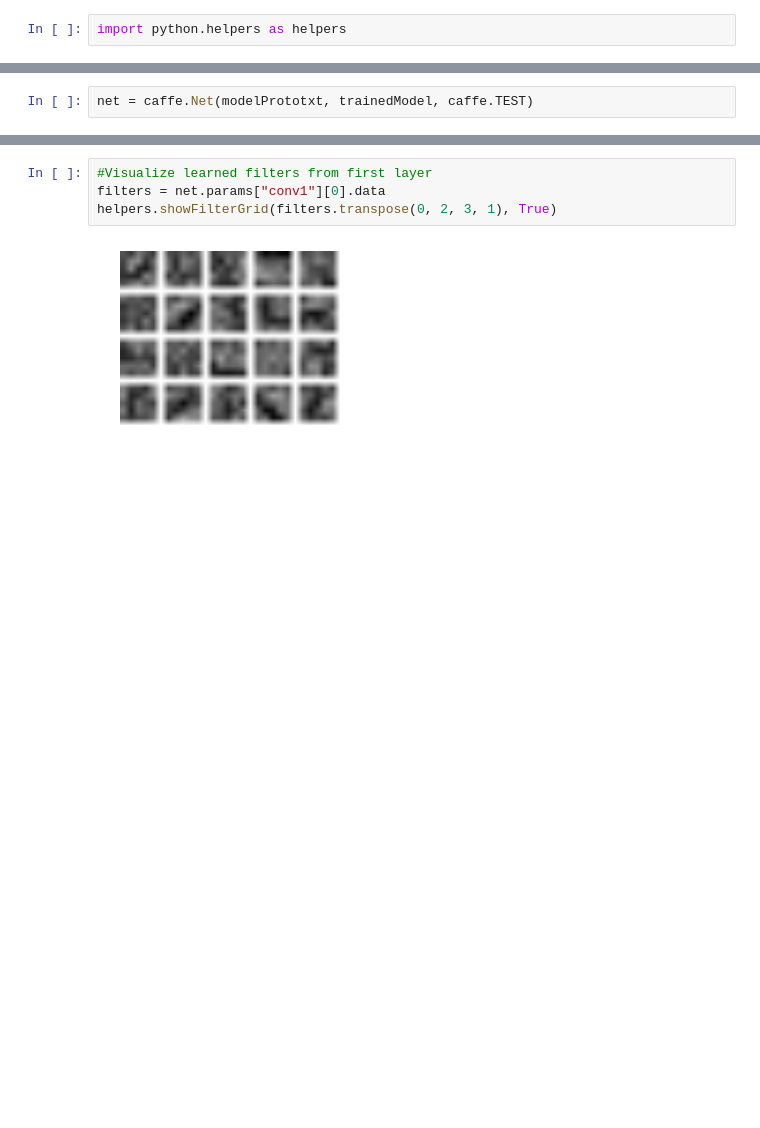
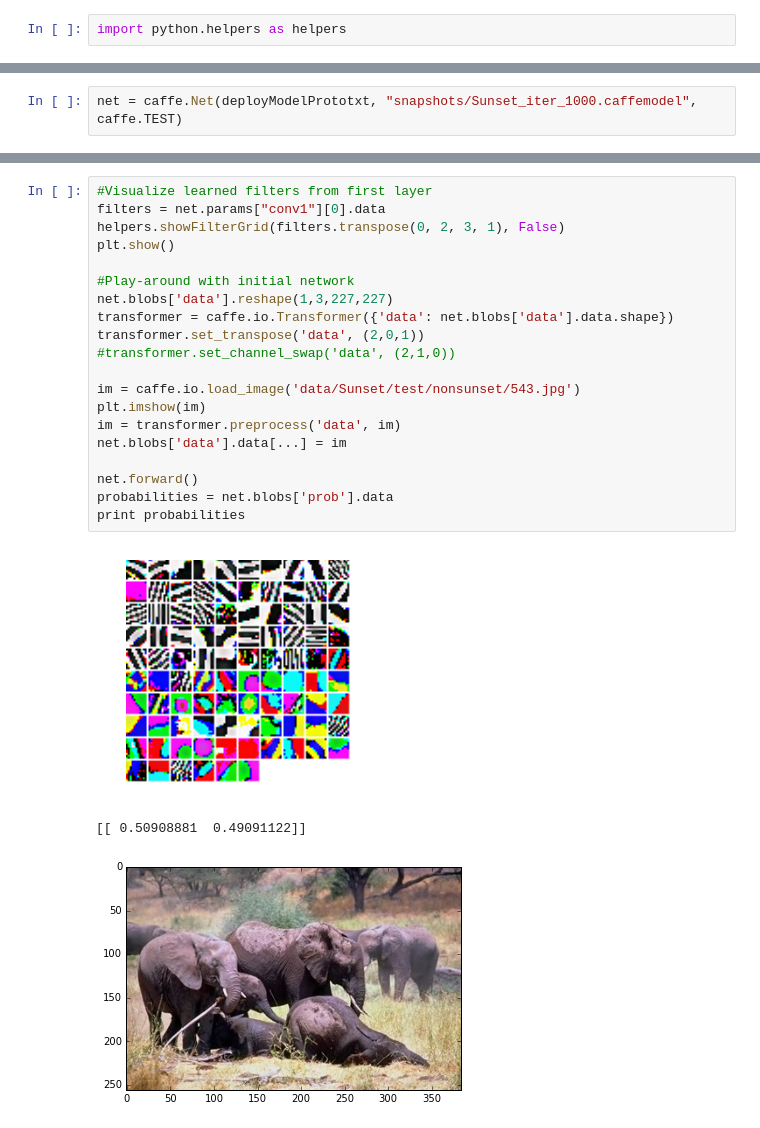
Before and after one commit to indivisibleatom/classes, a Jupyter notebook: patternRec/hw4/sunset.ipynb, the cells around one changed output, grey strips where cells are left out. Saved outputs shown, nothing was run; the diff lists cells and outputs as text; blank space fills up the shorter version.

```diff
--- a/patternRec/hw4/sunset.ipynb
+++ b/patternRec/hw4/sunset.ipynb
@@ -24,7 +48,7 @@ os.system("bash run_training_pipeline.sh Sunset")
 # %% [output]
 0
 # %%
-net = caffe.Net(modelPrototxt, trainedModel, caffe.TEST)
+net = caffe.Net(deployModelPrototxt, "snapshots/Sunset_iter_1000.caffemodel", caffe.TEST)
 # %%
 #Show training graph
 iterations, losses = helpers.getLossFromTrainingFile(trainingLogFile)
@@ -46,6 +70,24 @@ Baseline accuracy 0.0893
-# %%
-#Visualize learned filters from first layer
-filters = net.params["conv1"][0].data
-helpers.showFilterGrid(filters.transpose(0, 2, 3, 1), True)
-# %% [output]
-[figure, removed]
+# %%
+#Visualize learned filters from first layer
+filters = net.params["conv1"][0].data
+helpers.showFilterGrid(filters.transpose(0, 2, 3, 1), False)
+plt.show()
+
+#Play-around with initial network
+net.blobs['data'].reshape(1,3,227,227)
+transformer = caffe.io.Transformer({'data': net.blobs['data'].data.shape})
+transformer.set_transpose('data', (2,0,1))
+#transformer.set_channel_swap('data', (2,1,0))
+
+im = caffe.io.load_image('data/Sunset/test/nonsunset/543.jpg')
+plt.imshow(im)
+im = transformer.preprocess('data', im)
+net.blobs['data'].data[...] = im
+
+net.forward()
+probabilities = net.blobs['prob'].data
+print probabilities
+# %% [output]
+[figure, added]
+[[ 0.50908881  0.49091122]]
+[figure, added]
```
Also changed, not shown: parts of 6 cells of this notebook, 28 other files.
